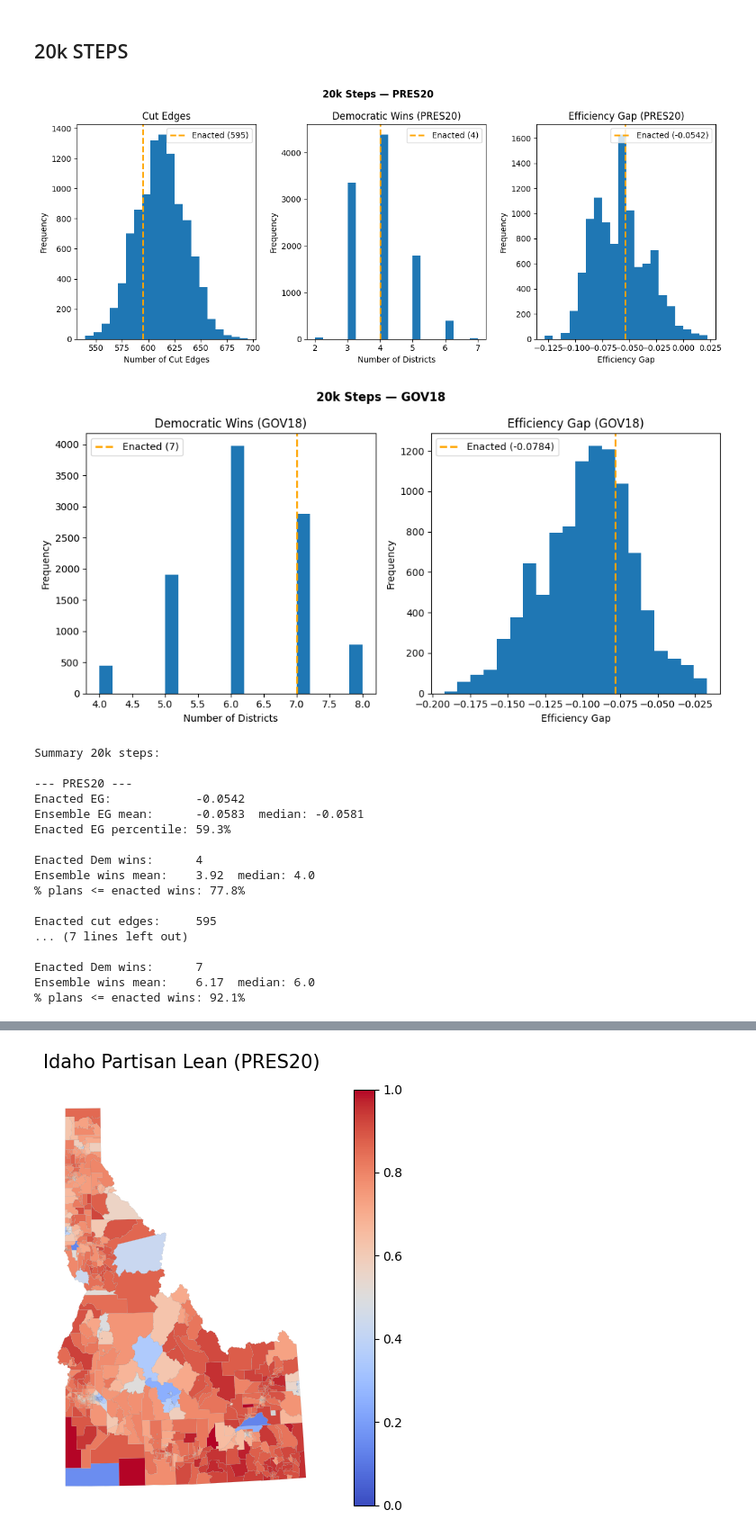
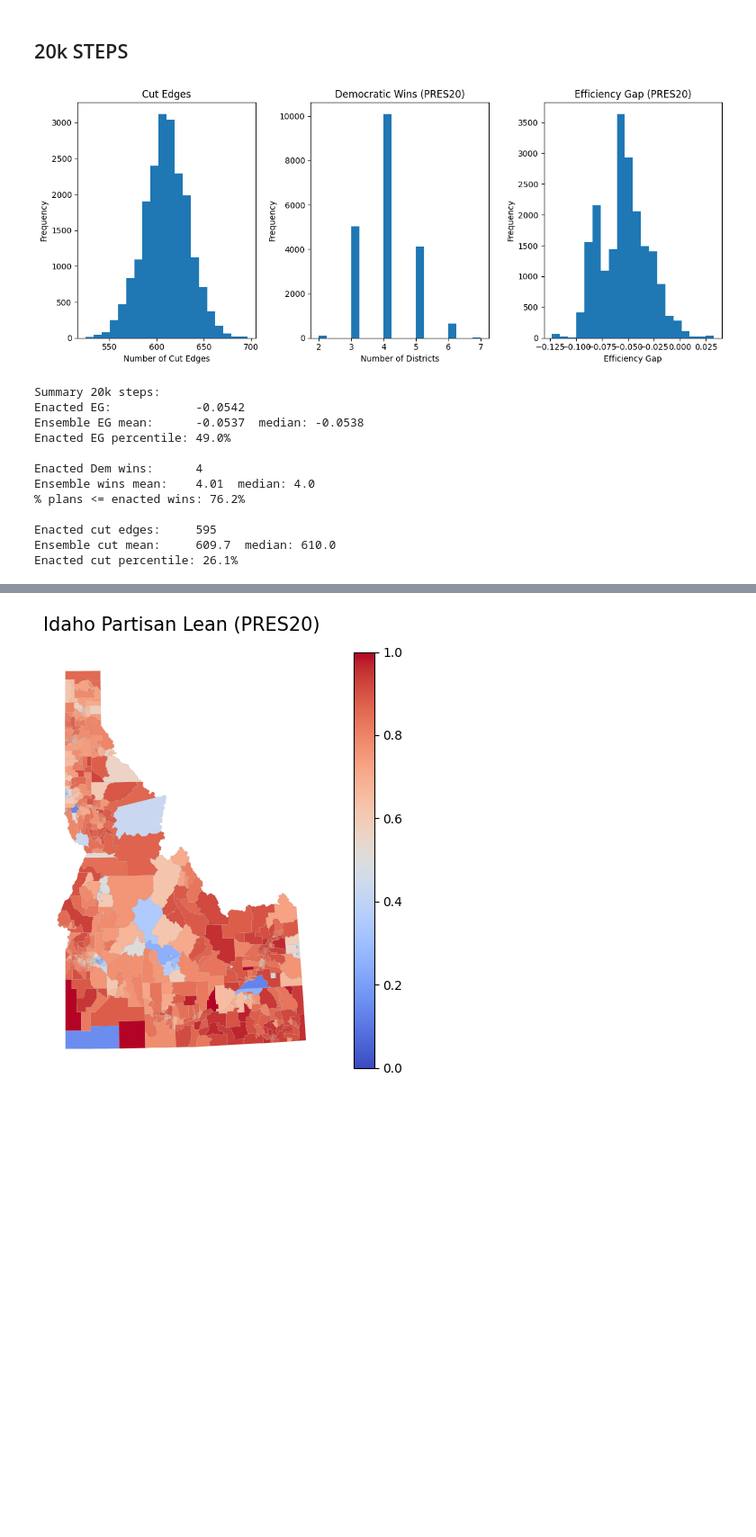
Before and after one commit to ssrawoorkar/final_proj, a Jupyter notebook: Gerry_chain.ipynb, the cells around one changed output, grey strips where cells are left out. Shown at 90% size. Cells and saved outputs as stored; diff of their text form; code cells hidden in the pictures; blank space fills up the shorter version.

```diff
--- a/Gerry_chain.ipynb
+++ b/Gerry_chain.ipynb
@@ -195,11 +135,11 @@ Ensemble wins mean:    6.24  median: 6.0
 # %% [markdown]
 ## 20k STEPS
 # %%
-total_steps_in_run = 10000
+total_steps_in_run = 20000
 
 elections = [
     Election('PRES20', {'Democratic': 'G20PREDBID', 'Republican': 'G20PRERTRU'}),
-    Election('GOV18', {'Democratic': 'G18GOVDJOR', 'Republican': 'G18GOVRLIT'}),
+    Election('GOV18',{'Democratic': 'G18GOVDJOR', 'Republican': 'G18GOVRLIT'}),
 ]
 
 my_updaters = {
@@ -246,93 +186,47 @@ dem_wins_data = []
 eg_data = []
 pres20_shares = []
 gov18_shares = []
-gov18_wins_data = []
-gov18_eg_data = []
 
 start_time = time.time()
 for partition in chain.with_progress_bar():
     cut_edges_data.append(len(partition['cut_edges']))
     dem_wins_data.append(partition['PRES20'].wins('Democratic'))
     eg_data.append(partition['PRES20'].efficiency_gap())
     pres20_shares.append(partition['PRES20'].percents('Democratic'))
     gov18_shares.append(partition['GOV18'].percents('Democratic'))
-    gov18_wins_data.append(partition['GOV18'].wins('Democratic'))
-    gov18_eg_data.append(partition['GOV18'].efficiency_gap())
 
-enacted_cut = cut_edges_data[0]
-enacted_wins = dem_wins_data[0]
-enacted_eg = eg_data[0]
-enacted_gov18_wins = gov18_wins_data[0]
-enacted_gov18_eg = gov18_eg_data[0]
-
-# --- PRES20 + Cut Edges ---
 fig, axes = plt.subplots(1, 3, figsize=(12, 5))
-fig.suptitle('20k Steps — PRES20', fontweight='bold')
 
 axes[0].hist(cut_edges_data, bins=20)
-axes[0].axvline(enacted_cut, color='orange', linewidth=2, linestyle='--', label=f'Enacted ({enacted_cut})')
 axes[0].set_title('Cut Edges')
 axes[0].set_xlabel('Number of Cut Edges')
 axes[0].set_ylabel('Frequency')
-axes[0].legend()
 
 axes[1].hist(dem_wins_data, bins=20)
-axes[1].axvline(enacted_wins, color='orange', linewidth=2, linestyle='--', label=f'Enacted ({enacted_wins})')
 axes[1].set_title('Democratic Wins (PRES20)')
 axes[1].set_xlabel('Number of Districts')
 axes[1].set_ylabel('Frequency')
-axes[1].legend()
 
 axes[2].hist(eg_data, bins=20)
-axes[2].axvline(enacted_eg, color='orange', linewidth=2, linestyle='--', label=f'Enacted ({enacted_eg:.4f})')
 axes[2].set_title('Efficiency Gap (PRES20)')
 axes[2].set_xlabel('Efficiency Gap')
 axes[2].set_ylabel('Frequency')
-axes[2].legend()
 
 plt.tight_layout()
-plt.savefig('id_histograms_20k_pres20.png')
+plt.savefig('id_histograms_20k.png')
 plt.show()
-
-# --- GOV18 ---
-fig, axes = plt.subplots(1, 2, figsize=(10, 5))
-fig.suptitle('20k Steps — GOV18', fontweight='bold')
-
-axes[0].hist(gov18_wins_data, bins=20)
-axes[0].axvline(enacted_gov18_wins, color='orange', linewidth=2, linestyle='--', label=f'Enacted ({enacted_gov18_wins})')
-axes[0].set_title('Democratic Wins (GOV18)')
-axes[0].set_xlabel('Number of Districts')
-axes[0].set_ylabel('Frequency')
-axes[0].legend()
-
-axes[1].hist(gov18_eg_data, bins=20)
-axes[1].axvline(enacted_gov18_eg, color='orange', linewidth=2, linestyle='--', label=f'Enacted ({enacted_gov18_eg:.4f})')
-axes[1].set_title('Efficiency Gap (GOV18)')
-axes[1].set_xlabel('Efficiency Gap')
-axes[1].set_ylabel('Frequency')
-axes[1].legend()
-
-plt.tight_layout()
-plt.savefig('id_histograms_20k_gov18.png')
-plt.show()
 # %% [output]
-[figure, old version]
+[figure, new version]
-[figure, removed]
 # %%
 enacted_eg = eg_data[0]
 enacted_wins = dem_wins_data[0]
 enacted_cut = cut_edges_data[0]
-enacted_gov18_wins = gov18_wins_data[0]
-enacted_gov18_eg = gov18_eg_data[0]
 
 eg_percentile = np.mean(np.array(eg_data) <= enacted_eg) * 100
 wins_pct = np.mean(np.array(dem_wins_data) <= enacted_wins) * 100
 cut_percentile = np.mean(np.array(cut_edges_data) <= enacted_cut) * 100
-gov18_wins_pct = np.mean(np.array(gov18_wins_data) <= enacted_gov18_wins) * 100
-gov18_eg_percentile = np.mean(np.array(gov18_eg_data) <= enacted_gov18_eg) * 100
 
 print(f"Summary 20k steps:")
-print(f"\n--- PRES20 ---")
 print(f"Enacted EG:            {enacted_eg:.4f}")
 print(f"Ensemble EG mean:      {np.mean(eg_data):.4f}  median: {np.median(eg_data):.4f}")
 print(f"Enacted EG percentile: {eg_percentile:.1f}%")
@@ -344,33 +238,19 @@ print()
 print(f"Enacted cut edges:     {enacted_cut}")
 print(f"Ensemble cut mean:     {np.mean(cut_edges_data):.1f}  median: {np.median(cut_edges_data):.1f}")
 print(f"Enacted cut percentile: {cut_percentile:.1f}%")
-
-print(f"\n--- GOV18 ---")
-print(f"Enacted EG:            {enacted_gov18_eg:.4f}")
-print(f"Ensemble EG mean:      {np.mean(gov18_eg_data):.4f}  median: {np.median(gov18_eg_data):.4f}")
-print(f"Enacted EG percentile: {gov18_eg_percentile:.1f}%")
-print()
-print(f"Enacted Dem wins:      {enacted_gov18_wins}")
-print(f"Ensemble wins mean:    {np.mean(gov18_wins_data):.2f}  median: {np.median(gov18_wins_data):.1f}")
-print(f"% plans <= enacted wins: {gov18_wins_pct:.1f}%")
 # %% [output]
 Summary 20k steps:
-
---- PRES20 ---
 Enacted EG:            -0.0542
-Ensemble EG mean:      -0.0583  median: -0.0581
-Enacted EG percentile: 59.3%
+Ensemble EG mean:      -0.0537  median: -0.0538
+Enacted EG percentile: 49.0%
 
 Enacted Dem wins:      4
-Ensemble wins mean:    3.92  median: 4.0
-% plans <= enacted wins: 77.8%
+Ensemble wins mean:    4.01  median: 4.0
+% plans <= enacted wins: 76.2%
 
 Enacted cut edges:     595
-... (7 lines left out)
-
-Enacted Dem wins:      7
-Ensemble wins mean:    6.17  median: 6.0
-% plans <= enacted wins: 92.1%
+Ensemble cut mean:     609.7  median: 610.0
+Enacted cut percentile: 26.1%
 # %%
 pres20_df = pd.DataFrame(pres20_shares)
 gov18_df = pd.DataFrame(gov18_shares)
```
Also changed, not shown: parts of 4 cells of this notebook, 10 other files.
